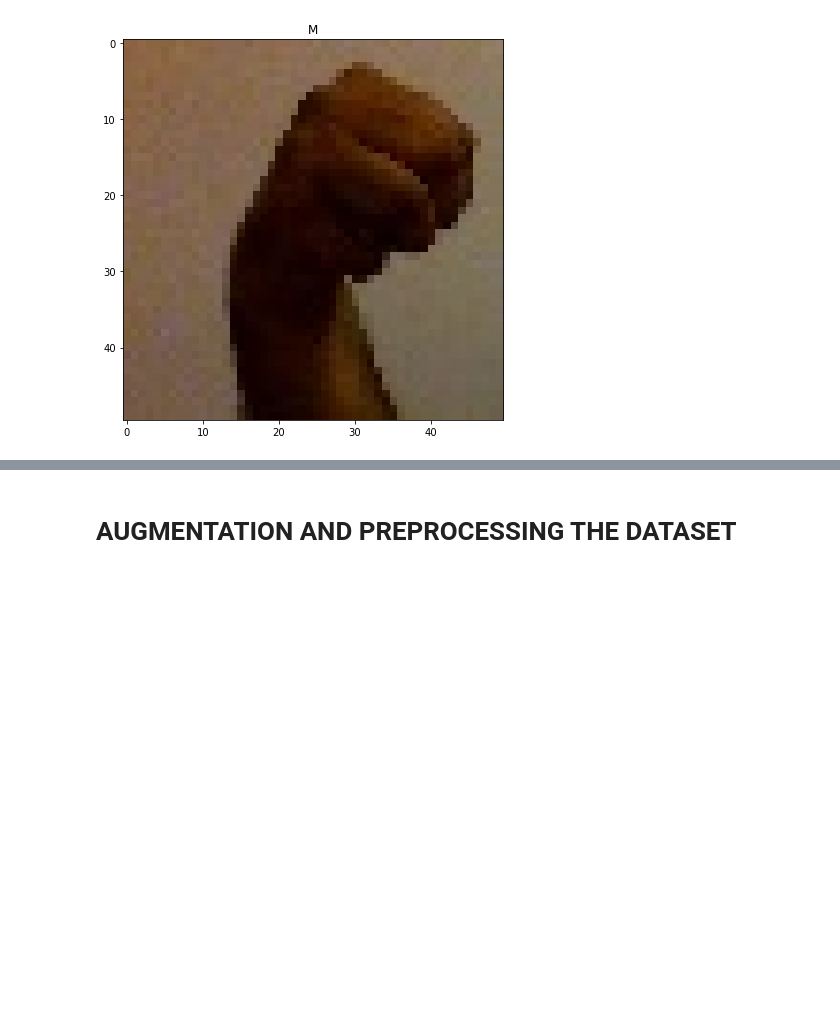
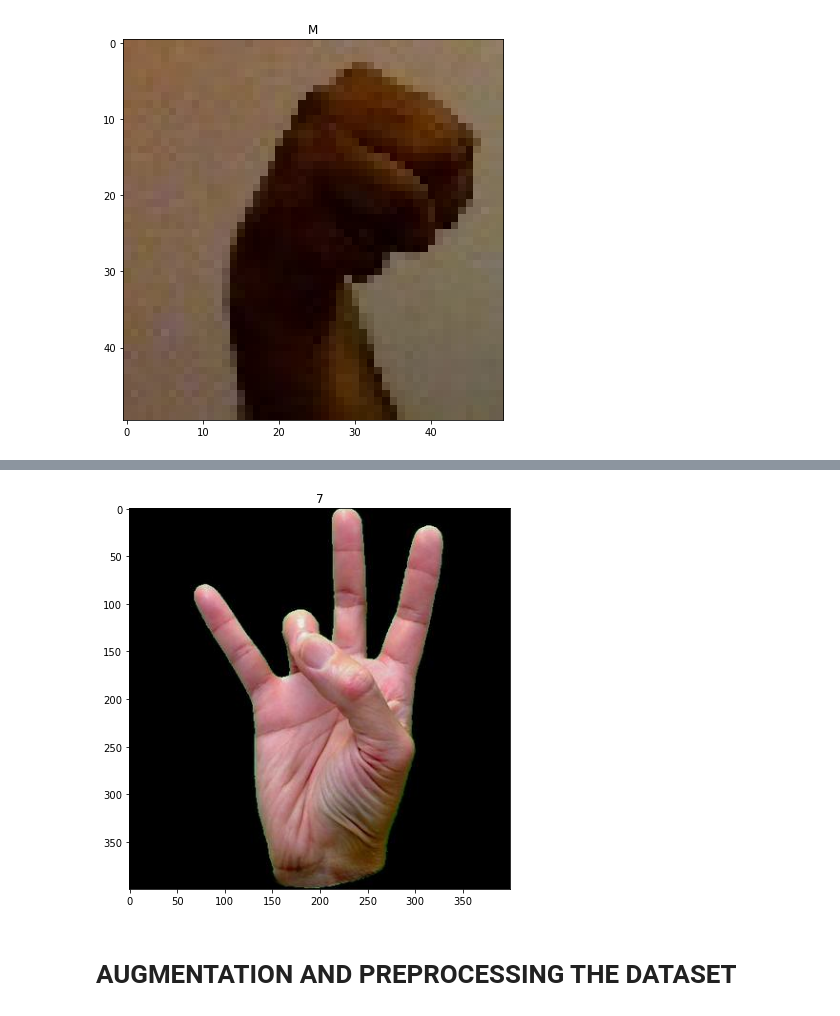
Before and after one commit to Manipct/IBM-Project-373-1658298678, a Jupyter notebook: Project Development Phase/Sprint 1/Data Collection and Data Preprocessing.ipynb, the cells around one changed output, grey strips where cells are left out. Cells and saved outputs as stored; diff of their text form; code cells hidden in the pictures; blank space fills up the shorter version.

```diff
--- a/Project Development Phase/Sprint 1/Data Collection and Data Preprocessing.ipynb
+++ b/Project Development Phase/Sprint 1/Data Collection and Data Preprocessing.ipynb
@@ -62,3 +85,8 @@ display(sign_img,'M')
+# %%
+sign_img = cv2.imread(test_data_path+'7/7_8.jpeg')
+display(sign_img,'7')
+# %% [output]
+[figure, added]
 # %% [markdown]
 # AUGMENTATION AND PREPROCESSING THE DATASET
 # %% [markdown]
```
Also changed, not shown: parts of 25 cells of this notebook.
